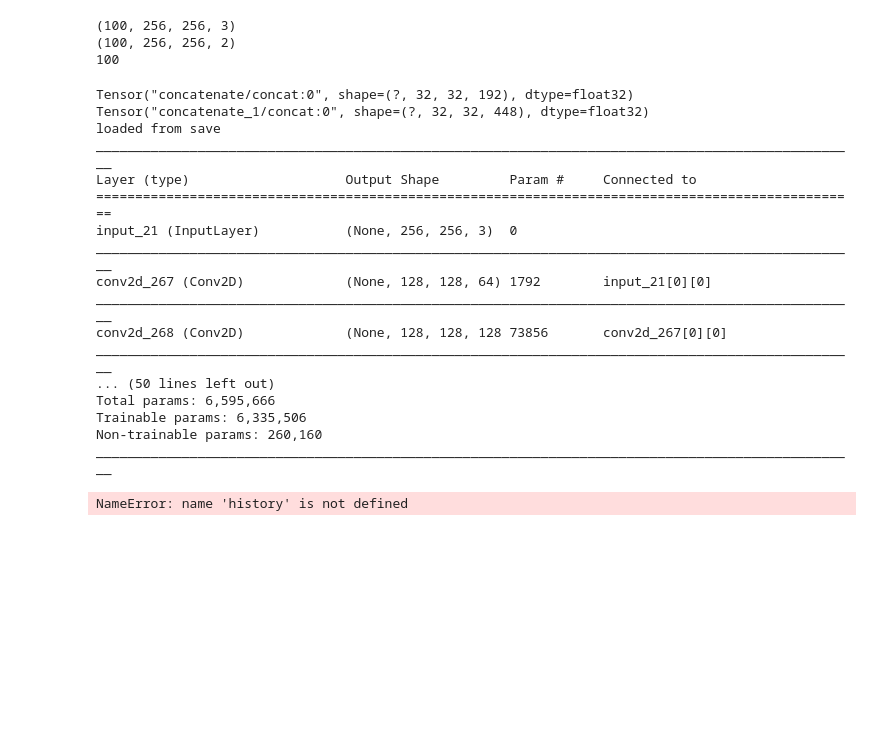
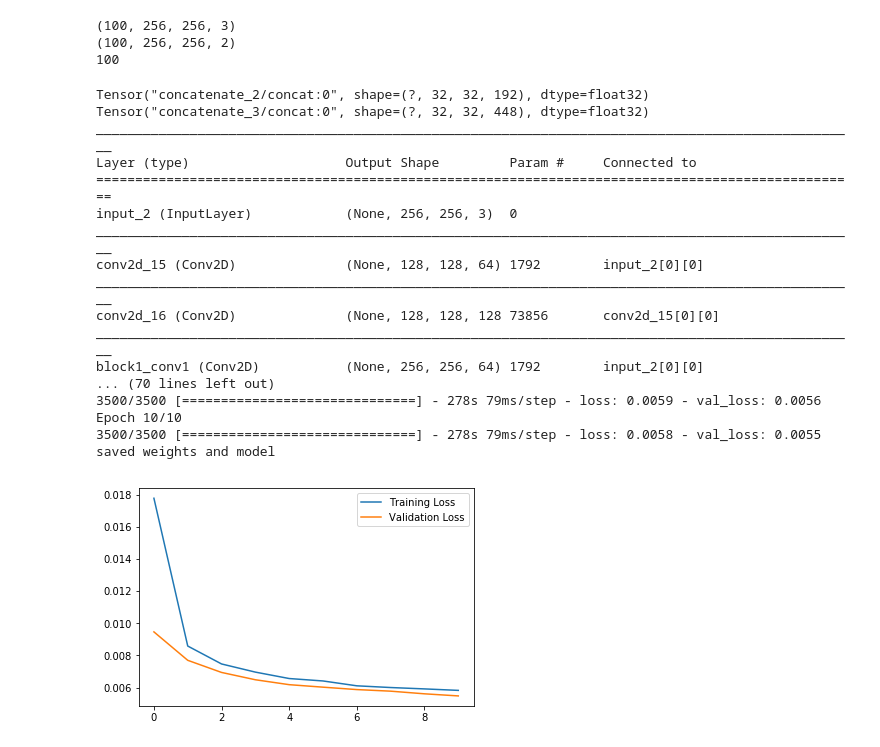
Before and after one commit to kkhosla96/cs231n-project, a Jupyter notebook: project_encode_decode.ipynb, the cells around one changed output. Cells and saved outputs as stored; diff of their text form; code cells hidden in the pictures; blank space fills up the shorter version.

```diff
--- a/project_inception.ipynb
+++ b/project_encode_decode.ipynb
@@ -316,15 +264,15 @@ if os.path.isfile(model_path) and os.path.isfile(weights_path) and use_saved:
     my_model.load_weights(weights_path)
     print("loaded from save")
 else:
-    my_model = tf.keras.models.Model(inputs=vgg.input, outputs=decoder_output)
+    my_model = tf.keras.models.Model(inputs=model_input, outputs=decoder_output)
 
 my_model.summary()
 
 opt = tf.keras.optimizers.SGD(lr=0.001)
-my_model.compile(loss="mse", optimizer="adam")
+my_model.compile(loss=my_loss_function, optimizer=opt)
 
 if train:
-    history = my_model.fit_generator(generator(train_dir, 8), steps_per_epoch=3500, epochs=15, validation_data=(X_val, y_val))
+    history = my_model.fit_generator(generator(train_dir, 8), steps_per_epoch=3500, epochs=10, validation_data=(X_val, y_val))
 
 if save:
     json_str = my_model.to_json()
@@ -333,28 +281,34 @@ if save:
     my_model.save_weights(weights_path)
     print("saved weights and model")
 # %% [output]
-Tensor("concatenate/concat:0", shape=(?, 32, 32, 192), dtype=float32)
-Tensor("concatenate_1/concat:0", shape=(?, 32, 32, 448), dtype=float32)
-loaded from save
+Tensor("concatenate_2/concat:0", shape=(?, 32, 32, 192), dtype=float32)
+Tensor("concatenate_3/concat:0", shape=(?, 32, 32, 448), dtype=float32)
 __________________________________________________________________________________________________
 Layer (type)                    Output Shape         Param #     Connected to
 ==================================================================================================
-input_21 (InputLayer)           (None, 256, 256, 3)  0
+input_2 (InputLayer)            (None, 256, 256, 3)  0
 __________________________________________________________________________________________________
-conv2d_267 (Conv2D)             (None, 128, 128, 64) 1792        input_21[0][0]
+conv2d_15 (Conv2D)              (None, 128, 128, 64) 1792        input_2[0][0]
 __________________________________________________________________________________________________
-conv2d_268 (Conv2D)             (None, 128, 128, 128 73856       conv2d_267[0][0]
+conv2d_16 (Conv2D)              (None, 128, 128, 128 73856       conv2d_15[0][0]
 __________________________________________________________________________________________________
-... (50 lines left out)
-Total params: 6,595,666
-Trainable params: 6,335,506
-Non-trainable params: 260,160
-__________________________________________________________________________________________________
+block1_conv1 (Conv2D)           (None, 256, 256, 64) 1792        input_2[0][0]
+... (70 lines left out)
+3500/3500 [==============================] - 278s 79ms/step - loss: 0.0059 - val_loss: 0.0056
+Epoch 10/10
+3500/3500 [==============================] - 278s 79ms/step - loss: 0.0058 - val_loss: 0.0055
+saved weights and model
-# %%
-print(history.history.keys())
-plt.plot(history.history['val_loss'])
-# %% [output]
-NameError: name 'history' is not defined
+# %%
+hist_dict = history.history
+if save:
+    pickle.dump(hist_dict, open(history_file, "wb"))
+# %%
+train_graph, = plt.plot(hist_dict["loss"], label='Training Loss')
+val_graph, = plt.plot(hist_dict["val_loss"], label='Validation Loss')
+plt.legend(handles=[train_graph, val_graph])
+plt.savefig(loss_file)
+# %% [output]
+[figure, added]
 # %%
 image_name = random.choice(val_used)
 showoff = np.load(os.path.join("./val2017/", image_name))
```
Also changed, not shown: parts of 17 cells of this notebook, 9 other files.
